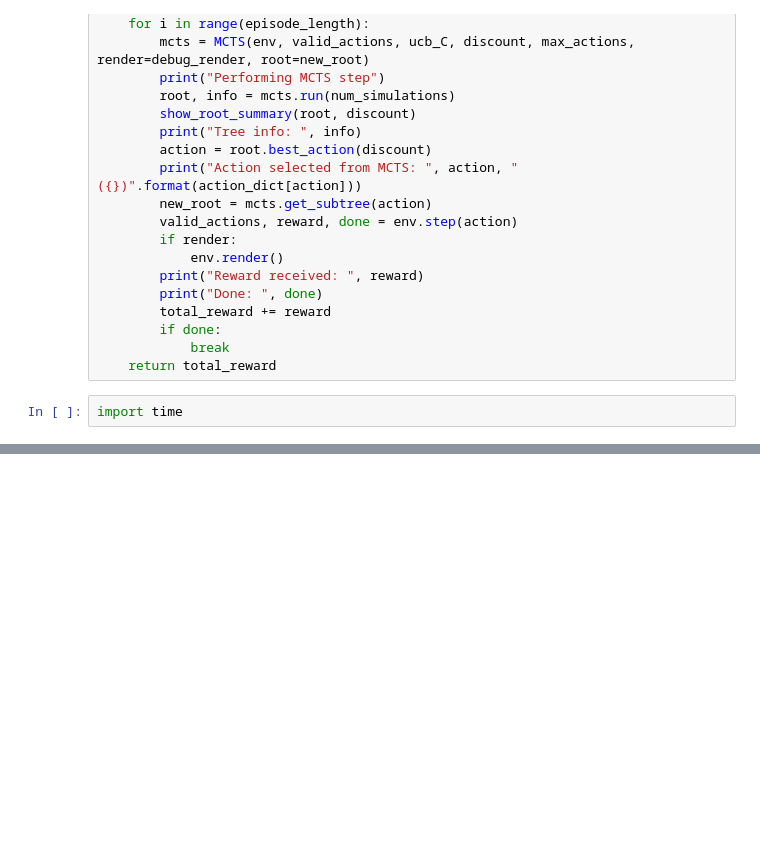
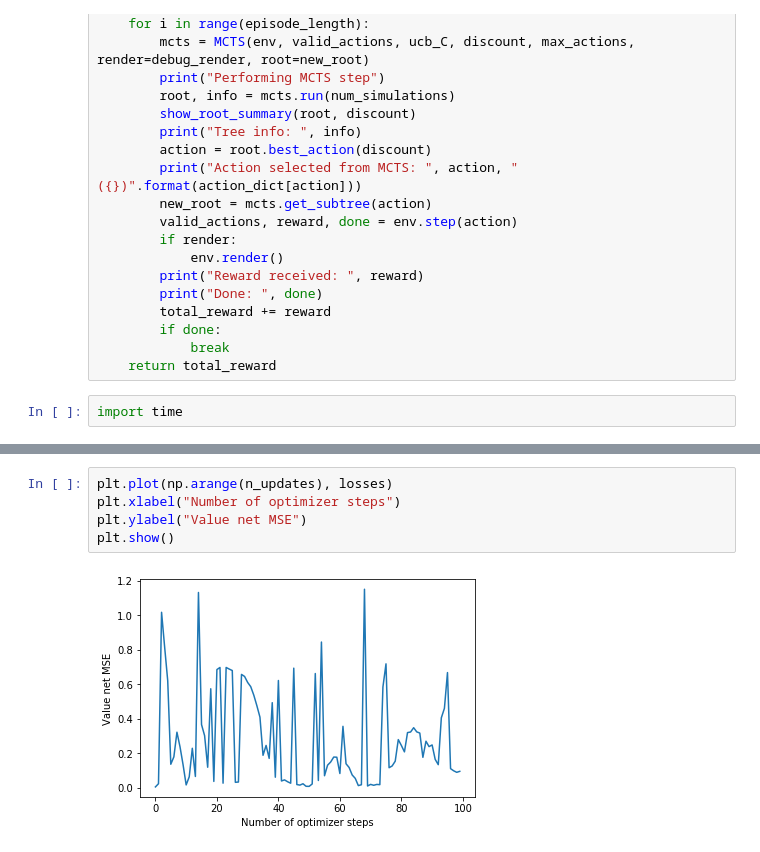
Before and after one commit to nicoladainese96/textMBRL, a Jupyter notebook: MCTS.ipynb, the cells around one changed output, grey strips where cells are left out. Cells and saved outputs as stored; diff of their text form; blank space fills up the shorter version.

```diff
--- a/MCTS.ipynb
+++ b/MCTS.ipynb
@@ -517,0 +1034,7 @@ EXTRA
+# %%
+plt.plot(np.arange(n_updates), losses)
+plt.xlabel("Number of optimizer steps")
+plt.ylabel("Value net MSE")
+plt.show()
+# %% [output]
+[figure, added]
```
Also changed, not shown: parts of 35 cells of this notebook.
